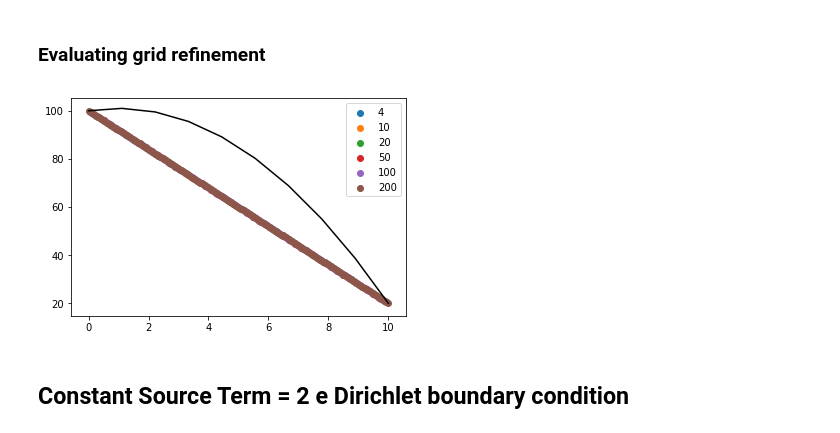
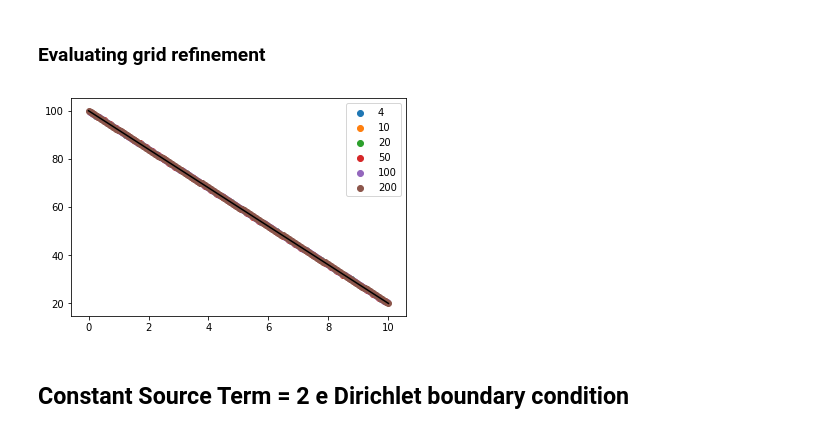
Before and after one commit to carlosnewmar/notebooks-newmar, a Jupyter notebook: [Book Meeting] Finite Volume.ipynb, the cells around one changed output. Drawn from its saved outputs; the diff is of its cells as text; code cells hidden in the pictures.

```diff
--- a/[Book Meeting] Finite Volume.ipynb
+++ b/[Book Meeting] Finite Volume.ipynb
@@ -227,16 +227,16 @@ plt.show()
 # %%
 for size in [4, 10, 20, 50, 100, 200]:
     num_method = FiniteVolume(size)
     num_method.AssemblyLinearSystem()
     temp = num_method.Solve()
     plt.scatter(num_method._x, temp, label=str(size))
 
-plt.plot(x_array, analytical_solution, color='black')
+plt.plot(x_analitycal, analytical_solution, color='black')
 
 plt.legend()
 plt.show()
 # %% [output]
-[figure, old version]
+[figure, new version]
 # %% [markdown]
 ## Constant Source Term = 2 e Dirichlet boundary condition
 # %% [markdown]
```
Also changed, not shown: parts of 9 cells of this notebook.
